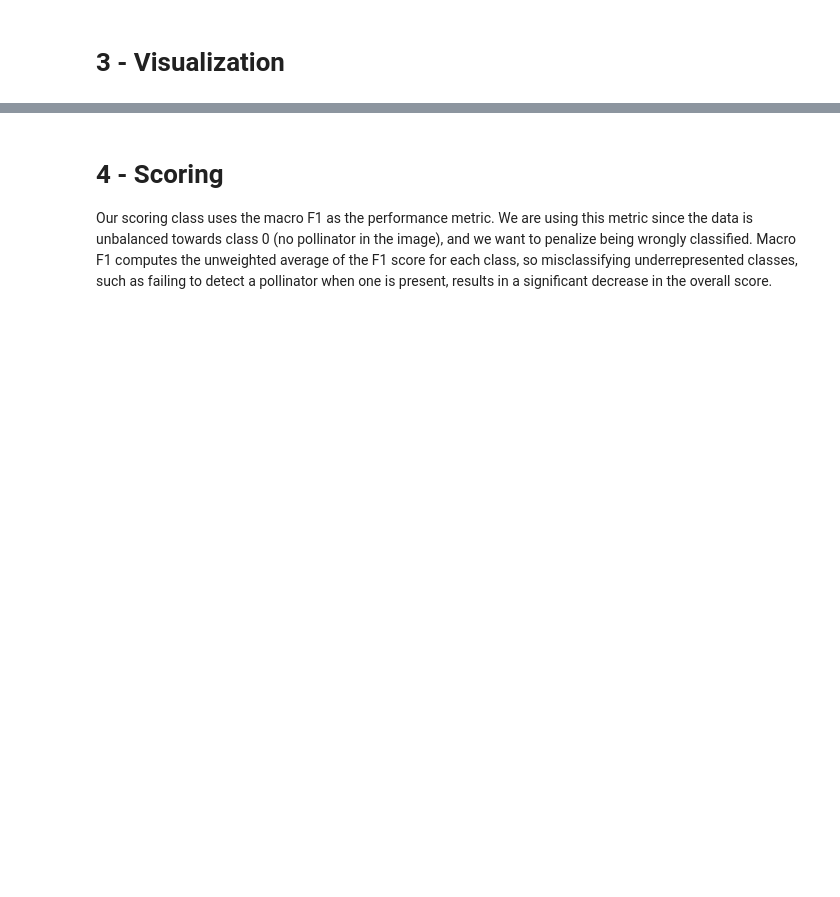
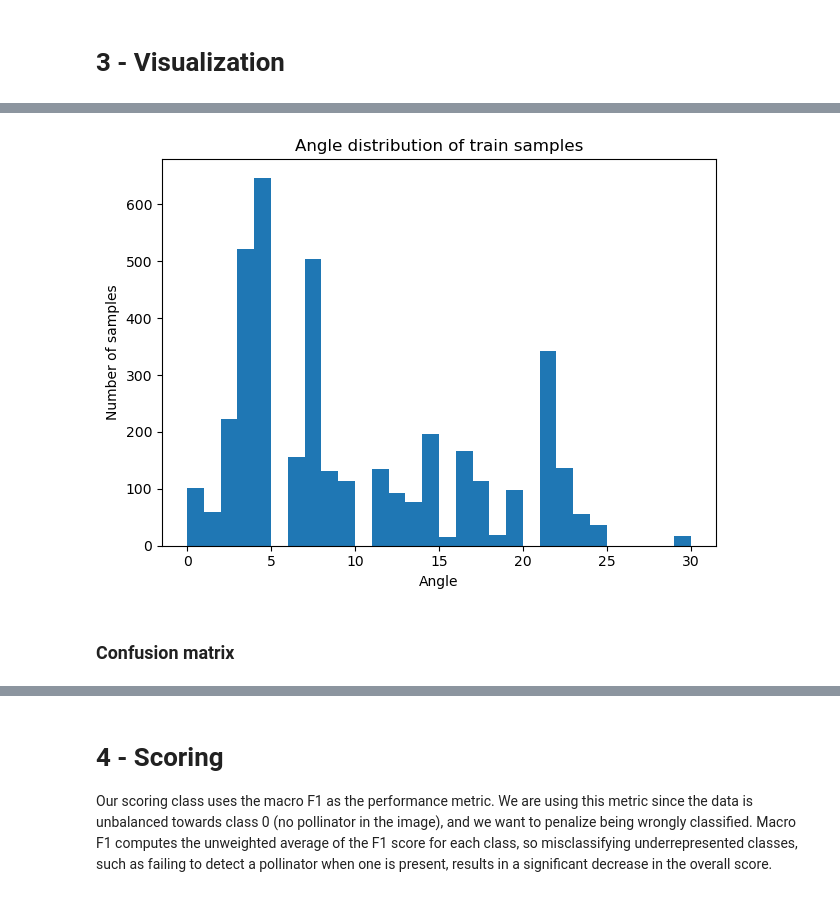
Before and after one commit to Group4-AI-Challenge/pollinator2-Challenge-M1-AI, a Jupyter notebook: Starting Kit/README.ipynb, the cells around one changed output, grey strips where cells are left out. Cells and saved outputs as stored; diff of their text form; code cells hidden in the pictures; blank space fills up the shorter version.

```diff
--- a/Starting Kit/README.ipynb
+++ b/Starting Kit/README.ipynb
@@ -161 +161,15 @@ plt.show()
+# %%
+angles_train = np.load("../phases/angles_train.npy")
+
+plt.figure()
+plt.hist(angles_train, bins=30)
+plt.xlabel("Angle")
+plt.ylabel("Number of samples")
+plt.title("Angle distribution of train samples")
+plt.tight_layout()
+plt.show()
+# %% [output]
+[figure, added]
+# %% [markdown]
+### Confusion matrix
 # %%
```
Also changed, not shown: parts of 9 cells of this notebook.
